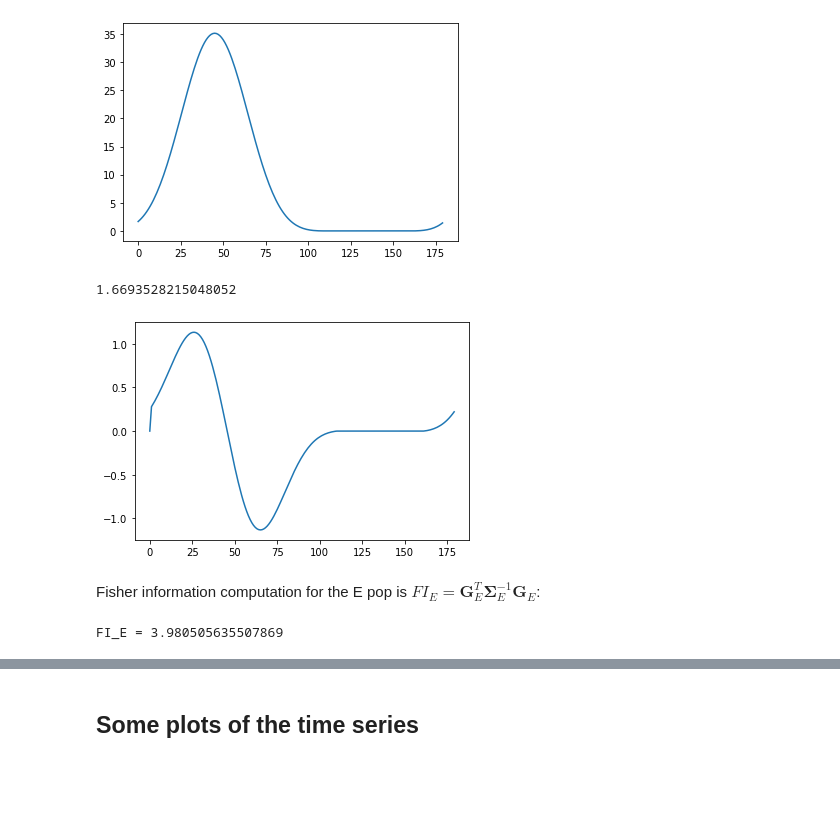
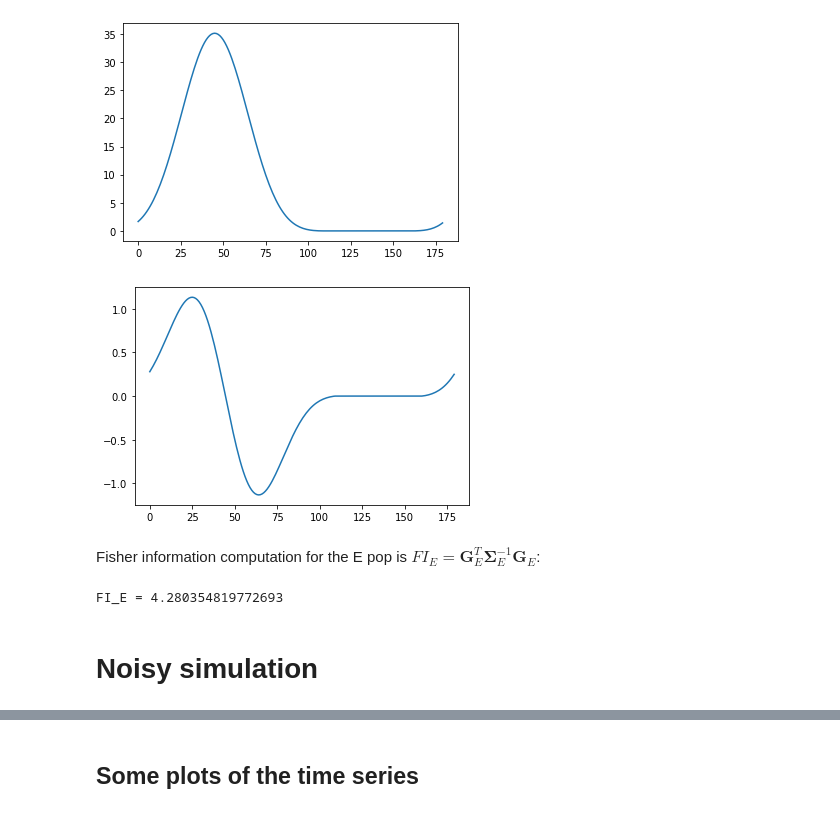
Before and after one commit to alexnegron/SCGB-Fellowship, a Jupyter notebook: Noisy model.ipynb, the cells around one changed output, grey strips where cells are left out. Saved outputs shown, nothing was run; the diff lists cells and outputs as text; code cells hidden in the pictures; blank space fills up the shorter version.

```diff
--- a/Noisy model.ipynb
+++ b/Noisy model.ipynb
@@ -155,20 +180,16 @@ plt.plot(r_E_SS)
 # %% [output]
 [<matplotlib.lines.Line2D at 0x...>]
 [figure]
-# %%
-r_E_SS[0][0]
-# %% [output]
-1.6693528215048052
 # %%
-G_E = np.diff(r_E_SS, axis=0, prepend=r_E_SS[0,0])
+G_E = np.diff(r_E_SS, axis=0, append=r_E_SS[0,0])
 plt.plot(G_E)
 plt.show()
 # %% [output]
-[figure, old version]
+[figure, new version]
 # %% [markdown]
 Fisher information computation for the E pop is $FI_E = \mathbf{G}_E^T \mathbf{\Sigma}_E^{-1}\mathbf{G}_E$:
 # %%
 FI_E = (((G_E.T)@Sigma_E_inv@G_E).flatten())[0]
 print(f'FI_E = {FI_E}')
 # %% [output]
-FI_E = 3.980505635507869
+FI_E = 4.280354819772693
@@ -177,3 +196,5 @@ t0, T, dt, phi, N, tau_E, tau_I, J_EE, J_II, J_EI, J_IE, sigma_ori, sigma_FF, k,
+# %% [markdown]
+# Noisy simulation
 # %%
 def noisy_integrate(t0, T, dt, phi, N, Ne, Ni, tau_E, tau_I, J_EE, J_II, J_EI, J_IE, sigma_ori, sigma_FF, k, n, c, tau_n, c_ne, c_ni):
     r_E = np.zeros((Ne,1)) # firing rate vector of E neurons
```
Also changed, not shown: parts of 65 cells of this notebook.
